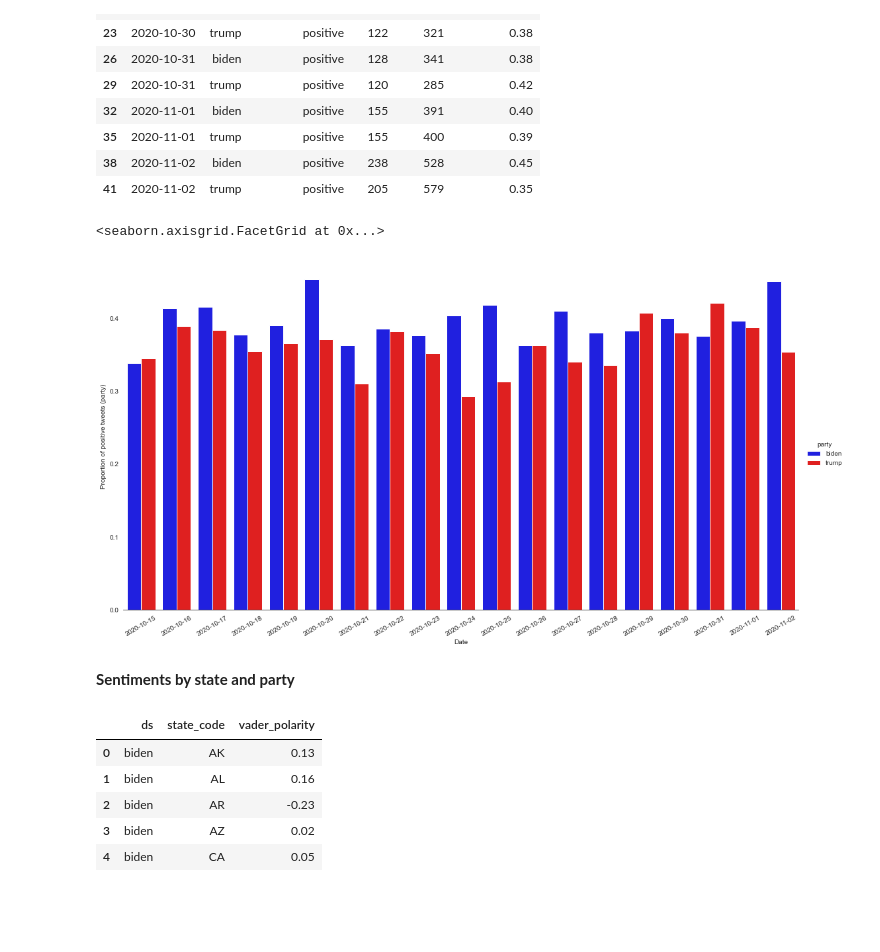
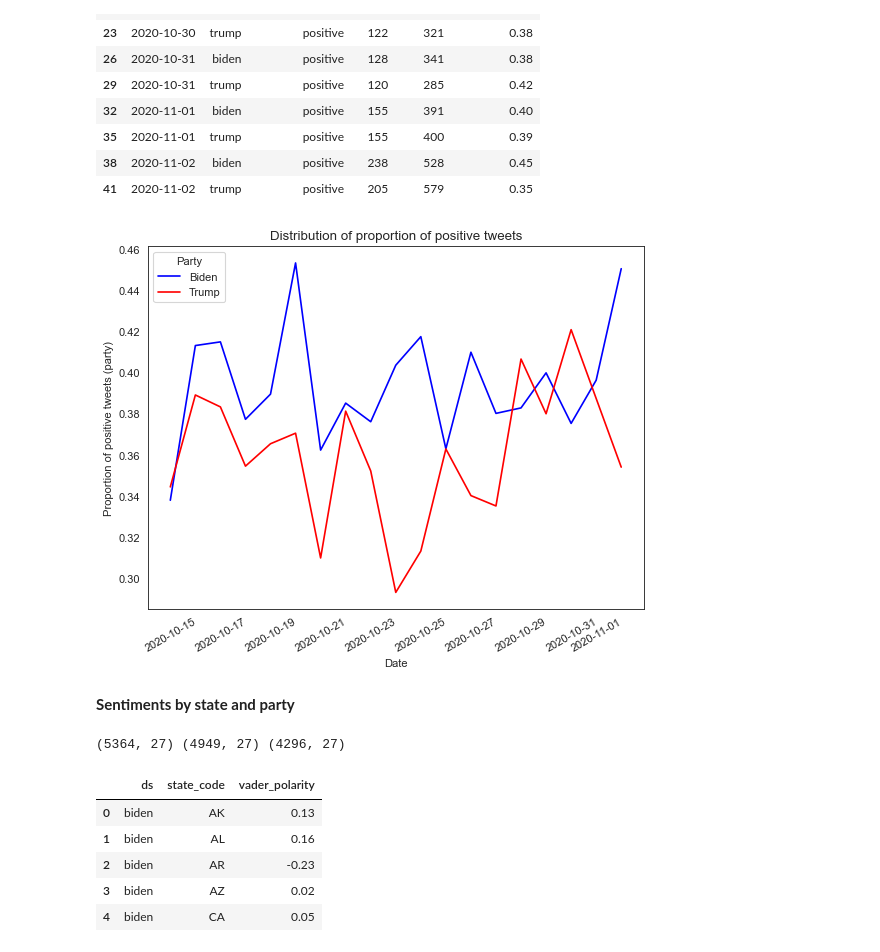
Before and after one commit to cl-xy/us-politics-social-media, a Jupyter notebook: sentiment analysis.ipynb, the cells around one changed output. Cells and saved outputs as stored; diff of their text form; code cells hidden in the pictures; blank space fills up the shorter version.

Commit message:
updated sentiment analysis

```diff
--- a/sentiment analysis.ipynb
+++ b/sentiment analysis.ipynb
@@ -530,22 +531,20 @@ week3_positive
 | 38 | 2020-11-02 | biden | positive | 238 | 528 | 0.45 |
 | 41 | 2020-11-02 | trump | positive | 205 | 579 | 0.35 |
 # %%
-import seaborn as sns
-
 proportion_data = pd.concat([week1_positive, week2_positive, week3_positive], ignore_index=True)
 colors = ['#0000FF', '#FF0000']
 sns.set_palette(sns.color_palette(colors))
 
-g = sns.catplot(data = proportion_data,
-               kind = 'bar',
-               x = 'created_at', y = 'proportion_ds', hue = 'ds',
-                height=8, aspect=15/8)
-g.despine(left=True)
-g.set_axis_labels('Date', 'Proportion of positive tweets (party)')
-g._legend.set_title('party')
-g.set_xticklabels(rotation=30)
+figure(figsize = (8, 6), dpi=80)
+g = sns.lineplot(data = proportion_data,
+                x = 'created_at', y = 'proportion_ds',
+                 hue = 'ds', legend=False).set(title='Distribution of proportion of positive tweets')
+plt.xlabel('Date')
+plt.ylabel('Proportion of positive tweets (party)')
+plt.xticks(rotation=30)
+plt.legend(title = 'Party', loc='upper left', labels=['Biden', 'Trump'])
+plt.show(g)
 # %% [output]
-<seaborn.axisgrid.FacetGrid at 0x...>
-[figure, old version]
+[figure, new version]
 # %% [markdown]
 **Sentiments by state and party**
@@ -552 +561,8 @@ g.set_xticklabels(rotation=30)
+# %%
+week1_sent = CleanStates(week1_sentiments)
+week2_sent = CleanStates(week2_sentiments)
+week3_sent = CleanStates(week3_sentiments)
+print(week1_sent.shape, week2_sent.shape, week3_sent.shape)
+# %% [output]
+(5364, 27) (4949, 27) (4296, 27)
 # %%
```
Also changed, not shown: parts of 12 cells of this notebook.
